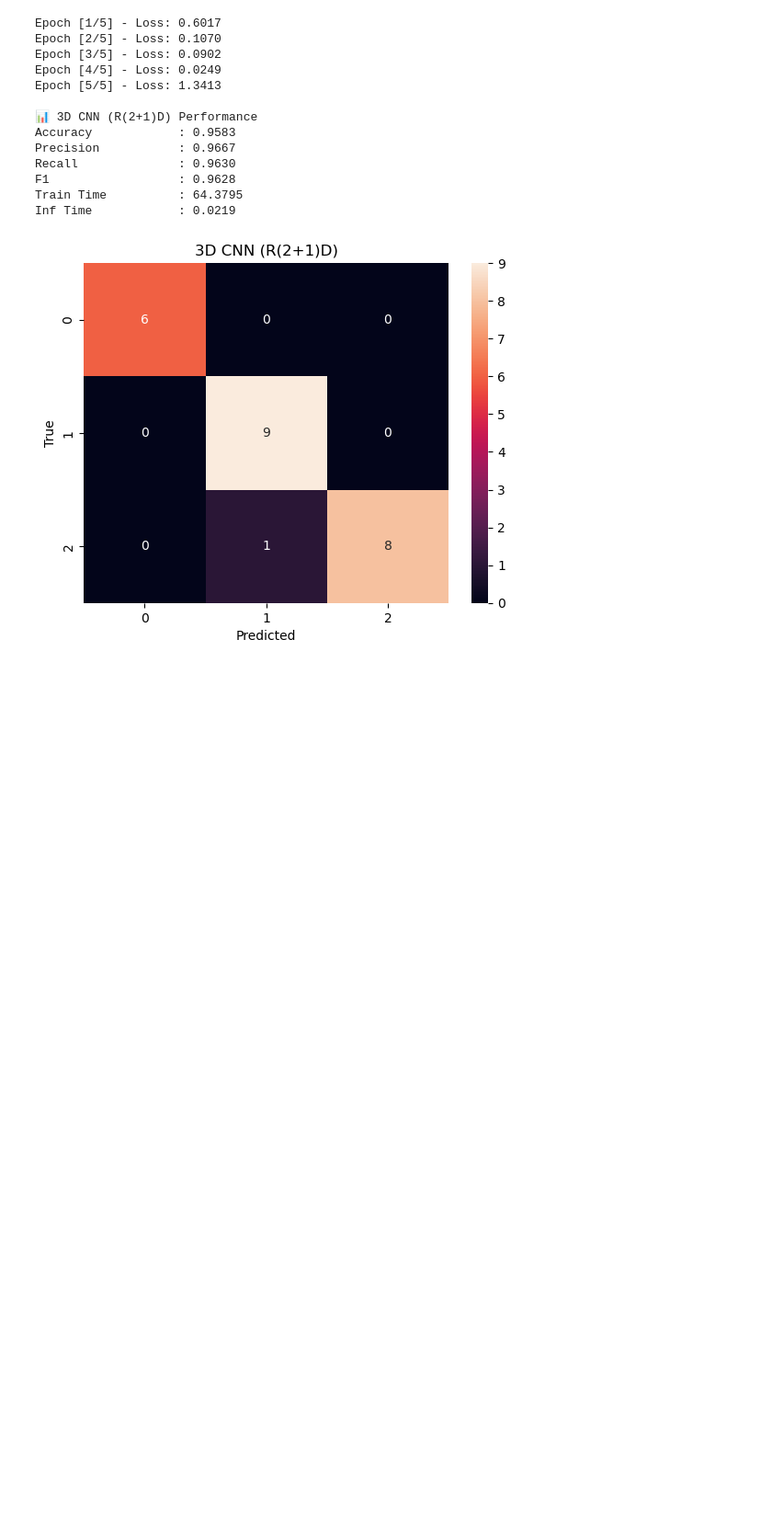
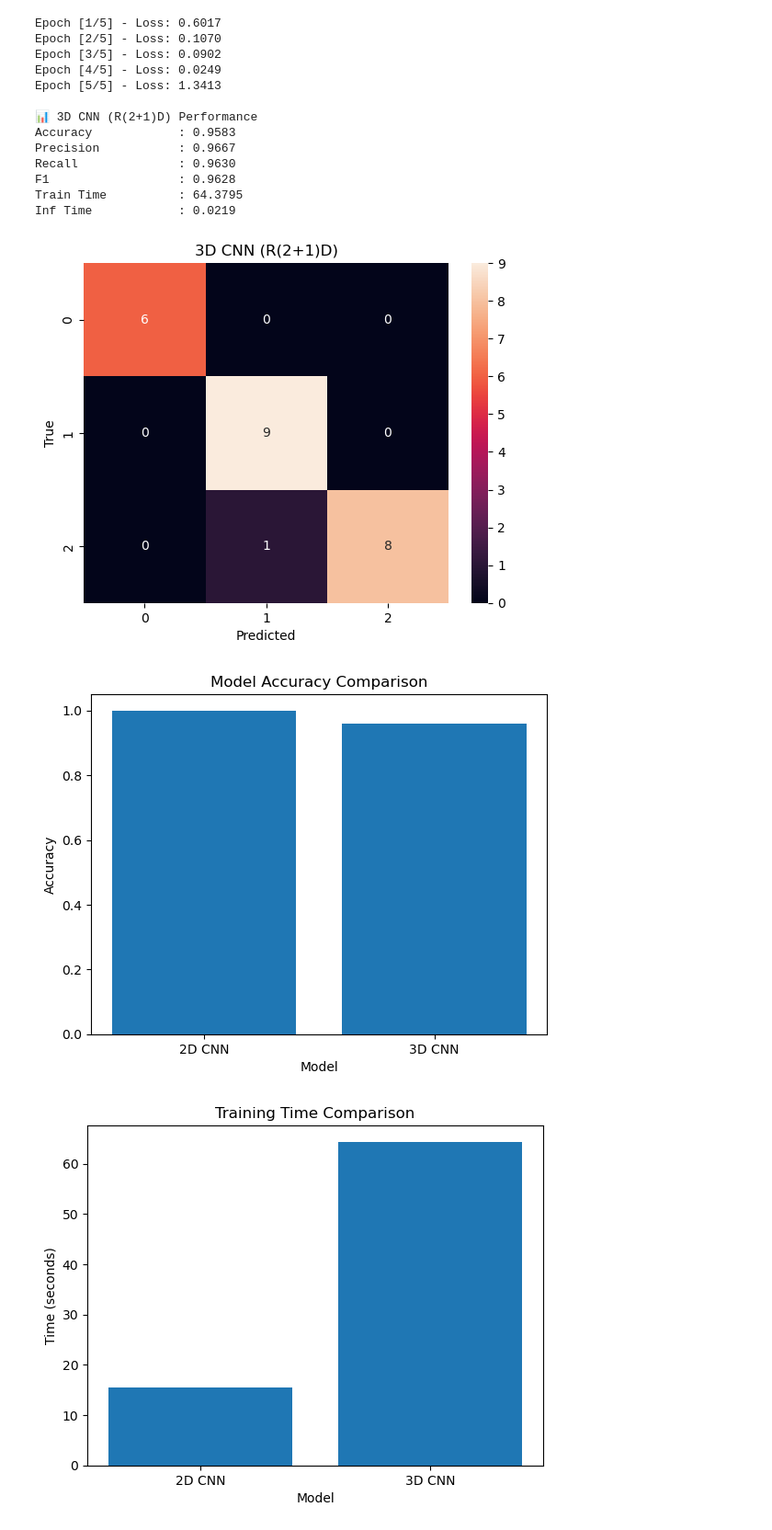
Before and after one commit to 2024ab05275-chocs/Student_2024ab05275_Video_Classification, a Jupyter notebook: code/part_b_deep_learning.ipynb, the cells around one changed output. Shown at 92% size. Saved outputs shown, nothing was run; the diff lists cells and outputs as text; code cells hidden in the pictures; blank space fills up the shorter version.

Commit message:
chocs: comparison report update

```diff
--- a/code/part_b_deep_learning.ipynb
+++ b/code/part_b_deep_learning.ipynb
@@ -879,64 +879,33 @@ def compare_models(metrics_2d, metrics_3d):
     # Efficiency
     print("\n🔹 Computational Efficiency")
     print(f"2D CNN Training Time (s)        : {metrics_2d['train_time']:.2f}")
     print(f"3D CNN Training Time (s)        : {metrics_3d['train_time']:.2f}")
     print(f"2D CNN Inference Time / Video(s): {metrics_2d['inf_time']:.4f}")
     print(f"3D CNN Inference Time / Video(s): {metrics_3d['inf_time']:.4f}")
 
     # Qualitative analysis
     print("\n🔹 Qualitative Analysis")
     if metrics_3d["accuracy"] > metrics_2d["accuracy"]:
         print(
             "✔ The 3D CNN outperforms the 2D CNN by explicitly modeling "
             "spatiotemporal patterns, making it more suitable for complex actions."
         )
     else:
         print(
             "✔ The 2D CNN achieves competitive accuracy with significantly lower "
             "computational cost, making it suitable for real-time applications."
         )
 
     # Final conclusion
     print(
         "\n🔹 Final Conclusion:\n"
         "2D CNNs provide a strong baseline with efficient inference, while "
         "3D CNNs offer improved performance at the cost of higher computation."
     )
 
     print("\n✅ Experiment completed successfully")
 
-
-print("\n" + "="*60)
-print("📈 DETAILED MODEL COMPARISON REPORT")
-print("="*60)
-
-print("\n🔹 Accuracy Comparison")
-print(f"2D CNN Accuracy : {metrics_2d['accuracy']:.4f}")
-print(f"3D CNN Accuracy : {metrics_3d['accuracy']:.4f}")
-
-print("\n🔹 Computational Efficiency")
-print(f"2D CNN Training Time (s): {metrics_2d['train_time']:.2f}")
-print(f"3D CNN Training Time (s): {metrics_3d['train_time']:.2f}")
-print(f"2D CNN Inference Time / Video (s): {metrics_2d['inf_time']:.4f}")
-print(f"3D CNN Inference Time / Video (s): {metrics_3d['inf_time']:.4f}")
-
-print("\n🔹 Qualitative Analysis")
-if metrics_3d["accuracy"] > metrics_2d["accuracy"]:
-    print(
-        "✔ The 3D CNN outperforms the 2D CNN by explicitly modeling "
-        "spatiotemporal patterns, making it more suitable for complex actions."
-    )
-else:
-    print(
-        "✔ The 2D CNN achieves competitive accuracy with significantly lower "
-        "computational cost, making it suitable for real-time applications."
-    )
-
-print(
-    "\n🔹 Final Conclusion:\n"
-    "2D CNNs provide a strong baseline with efficient inference, while "
-    "3D CNNs offer improved performance at the cost of higher computation."
-)
-
-print("\n✅ Experiment completed successfully")
+compare_models(metrics_2d, metrics_3d)
 # %% [output]
+[figure, added]
+[figure, added]
```
Also changed, not shown: parts of 1 cell of this notebook.
